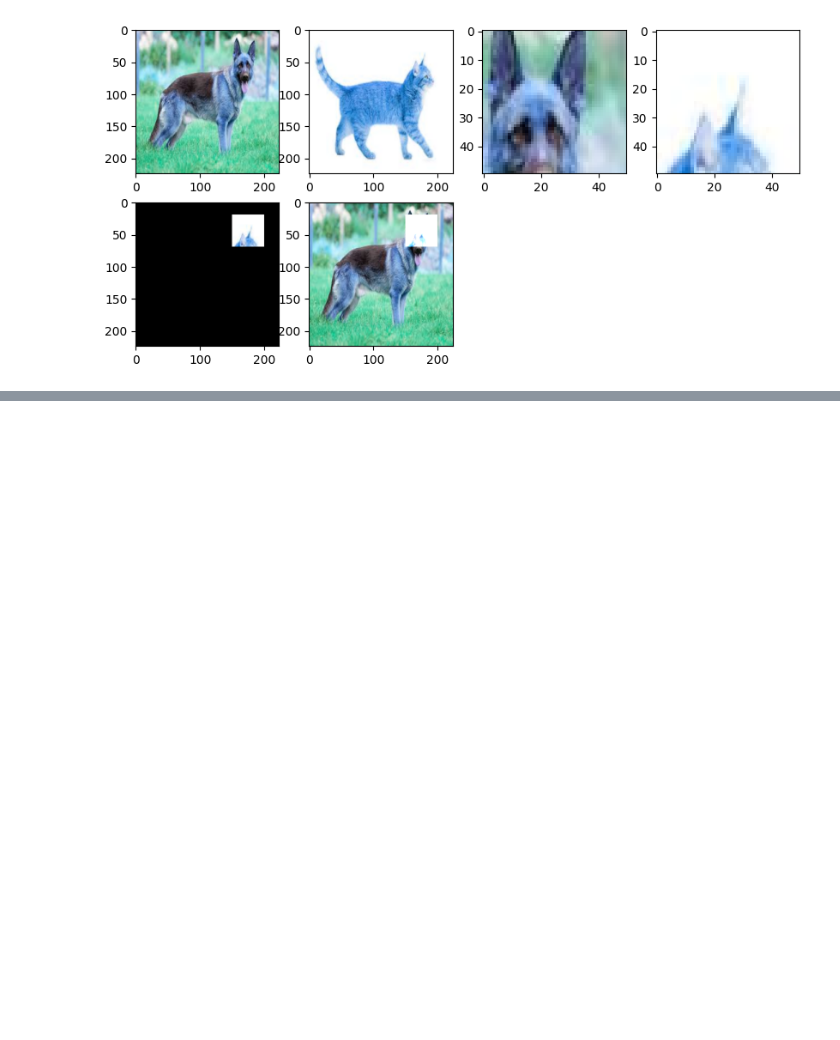
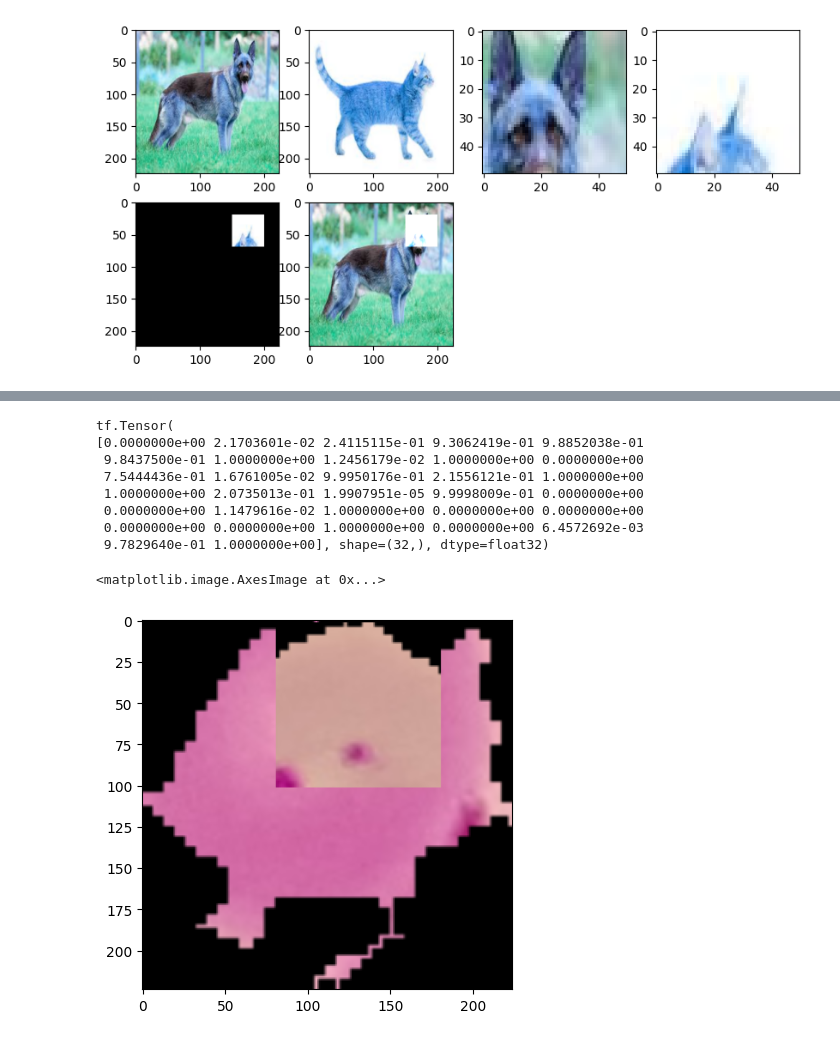
Before and after one commit to TusharMahata/Tensorflow_Learning, a Jupyter notebook: Malaria_2.ipynb, the cells around one changed output, grey strips where cells are left out. Saved outputs shown, nothing was run; the diff lists cells and outputs as text; code cells hidden in the pictures; blank space fills up the shorter version.

```diff
--- a/Malaria_2.ipynb
+++ b/Malaria_2.ipynb
@@ -295,0 +320,20 @@ WARNING:matplotlib.image:Clipping input data to the valid range for imshow with
+# %%
+def cutmix(train_dataset_1, train_dataset_2):
+  (image_1,label_1), (image_2, label_2) = train_dataset_1, train_dataset_2
+
+  lamda = tfp.distributions.Beta(0.2,0.2)
+  lamda = lamda.sample(1)[0]
+
+  r_y, r_x, r_h, r_w = box(lamda)
+  crop_2 = tf.image.crop_to_bounding_box(image_2, r_y, r_x, r_h, r_w)
+  pad_2 = tf.image.pad_to_bounding_box(crop_2, r_y, r_x, img_size, img_size)
+
+  crop_1 = tf.image.crop_to_bounding_box(image_1, r_y, r_x, r_h, r_w)
+  pad_1 = tf.image.pad_to_bounding_box(crop_1, r_y, r_x, img_size, img_size)
+
+  image = image_1 - pad_1 + pad_2
+
+  lamda = tf.cast(1- (r_w*r_h)/(img_size*img_size), dtype = tf.float32)
+  label = lamda*tf.cast(label_1, dtype = tf.float32) + (1-lamda)*tf.cast(label_2, dtype = tf.float32)
+
+  return image, label
@@ -295,0 +388,15 @@ WARNING:matplotlib.image:Clipping input data to the valid range for imshow with
+# %%
+original_image, label = next(iter(train_dataset))
+print(label)
+plt.imshow(original_image[0])
+# %% [output]
+tf.Tensor(
+[0.0000000e+00 2.1703601e-02 2.4115115e-01 9.3062419e-01 9.8852038e-01
+ 9.8437500e-01 1.0000000e+00 1.2456179e-02 1.0000000e+00 0.0000000e+00
+ 7.5444436e-01 1.6761005e-02 9.9950176e-01 2.1556121e-01 1.0000000e+00
+ 1.0000000e+00 2.0735013e-01 1.9907951e-05 9.9998009e-01 0.0000000e+00
+ 0.0000000e+00 1.1479616e-02 1.0000000e+00 0.0000000e+00 0.0000000e+00
+ 0.0000000e+00 0.0000000e+00 1.0000000e+00 0.0000000e+00 6.4572692e-03
+ 9.7829640e-01 1.0000000e+00], shape=(32,), dtype=float32)
+<matplotlib.image.AxesImage at 0x...>
+[figure, added]
```
Also changed, not shown: parts of 8 cells of this notebook.
